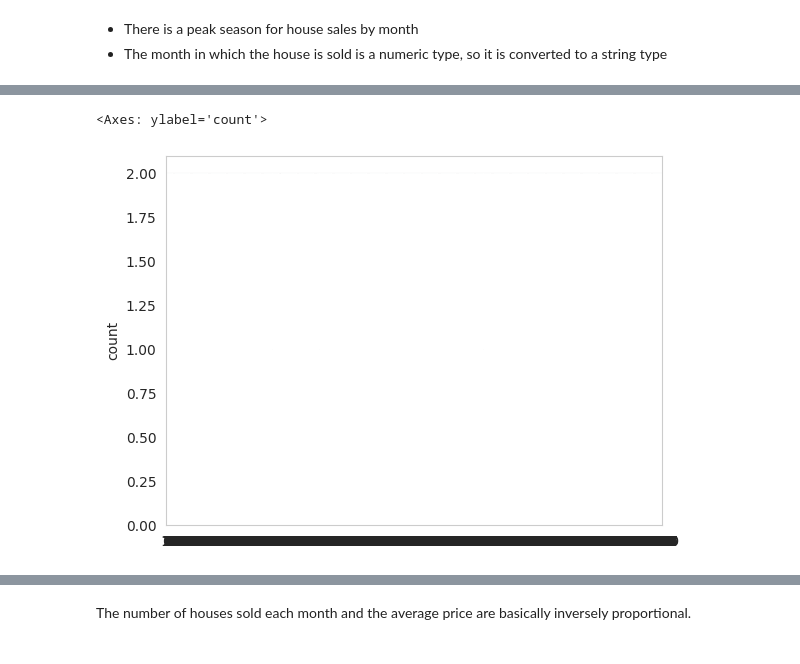
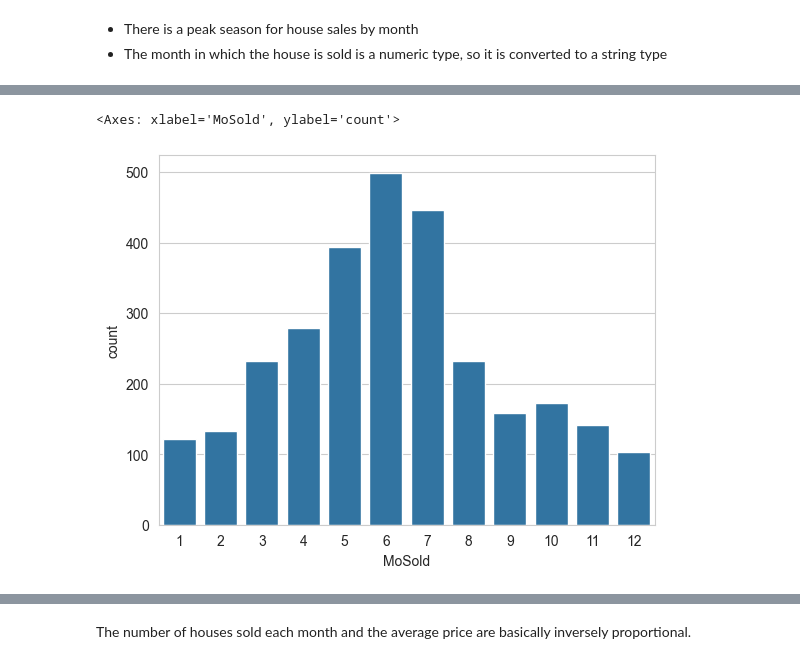
Before and after one commit to compu-flair/Kaggle_Advanced_House_Prices, a Jupyter notebook: data_cleaning_and_feature_engineering.ipynb, the cells around one changed output, grey strips where cells are left out. Drawn from its saved outputs; the diff is of its cells as text; code cells hidden in the pictures.

```diff
--- a/data_cleaning_and_feature_engineering.ipynb
+++ b/data_cleaning_and_feature_engineering.ipynb
@@ -912,11 +912,12 @@ train_data['SalePrice'].groupby(train_data['MoSold']).mean().plot()
 # %%
 # Visualize the distribution of house sales by month using a count plot.
 # Explanation:
 # - sns.countplot() creates a bar plot showing the number of houses sold in each month ('MoSold').
 # - conbined_data['MoSold'] contains the month (as a string) when each house was sold.
 # - This plot helps identify seasonal patterns in house sales, such as peak and low sales months.
 # - Useful for feature engineering and understanding how sale timing may affect price or volume.
-sns.countplot(conbined_data['MoSold'])
+# sns.countplot(conbined_data['MoSold'])
+sns.countplot(data=conbined_data, x='MoSold')
 # %% [output]
-<Axes: ylabel='count'>
+<Axes: xlabel='MoSold', ylabel='count'>
-[figure, old version]
+[figure, new version]
```
Also changed, not shown: parts of 40 cells of this notebook, 6 other files.
